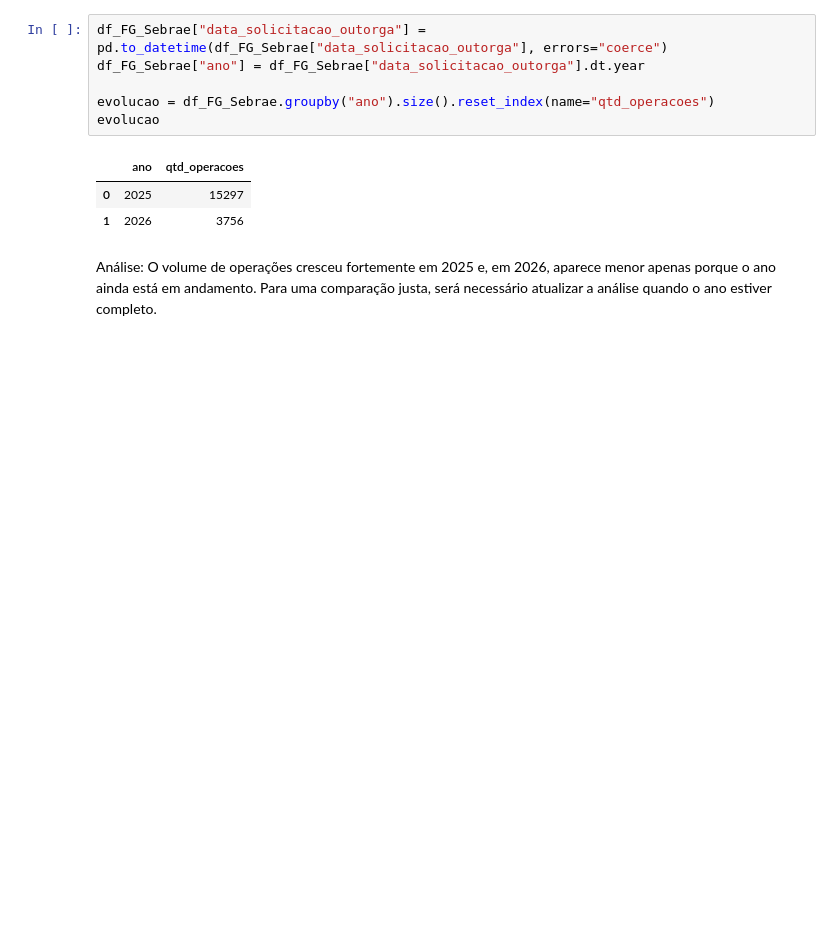
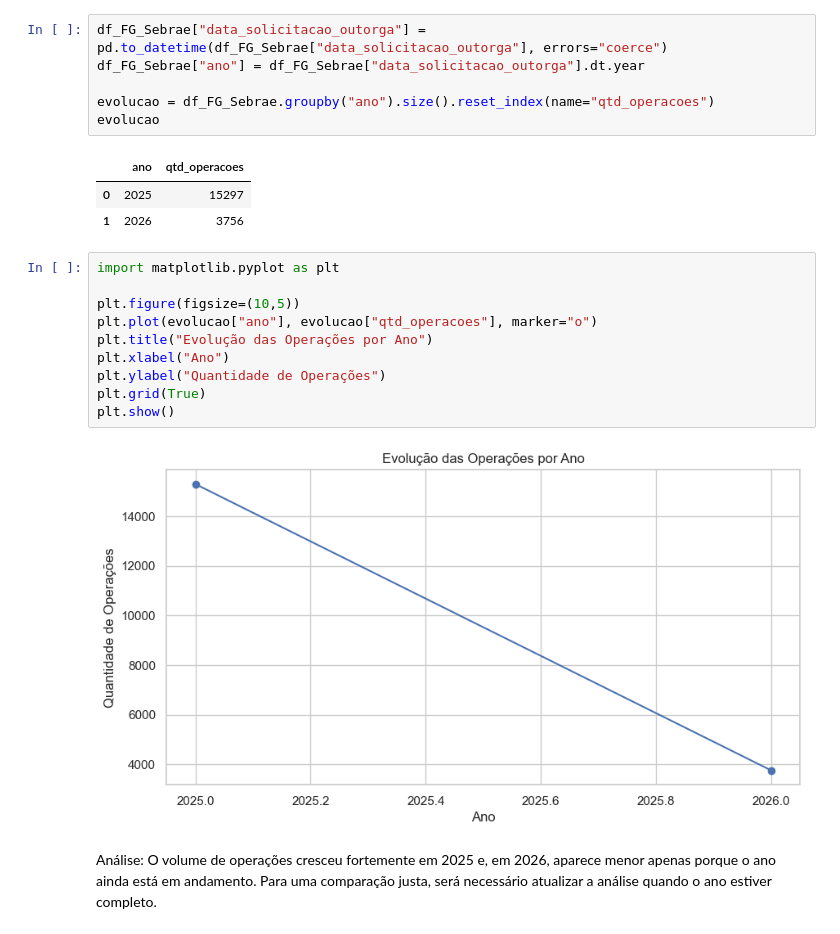
Before and after one commit to LUCASCAZANE/Proj1_Form_Cont_Caixa_Verso, a Jupyter notebook: projeto1_formacao_continuada.ipynb, the cells around one changed output. Drawn from its saved outputs; the diff is of its cells as text; blank space fills up the shorter version.

```diff
--- a/projeto1_formacao_continuada.ipynb
+++ b/projeto1_formacao_continuada.ipynb
@@ -694,6 +703,18 @@ evolucao
 |  | ano | qtd_operacoes |
 | 0 | 2025 | 15297 |
 | 1 | 2026 | 3756 |
+# %%
+import matplotlib.pyplot as plt
+
+plt.figure(figsize=(10,5))
+plt.plot(evolucao["ano"], evolucao["qtd_operacoes"], marker="o")
+plt.title("Evolução das Operações por Ano")
+plt.xlabel("Ano")
+plt.ylabel("Quantidade de Operações")
+plt.grid(True)
+plt.show()
+# %% [output]
+[figure, added]
 # %% [markdown]
 Análise: O volume de operações cresceu fortemente em 2025 e, em 2026, aparece menor apenas porque o ano ainda está em andamento. Para uma comparação justa, será necessário atualizar a análise quando o ano estiver completo.
 # %% [markdown]
```
Also changed, not shown: parts of 13 cells of this notebook.
